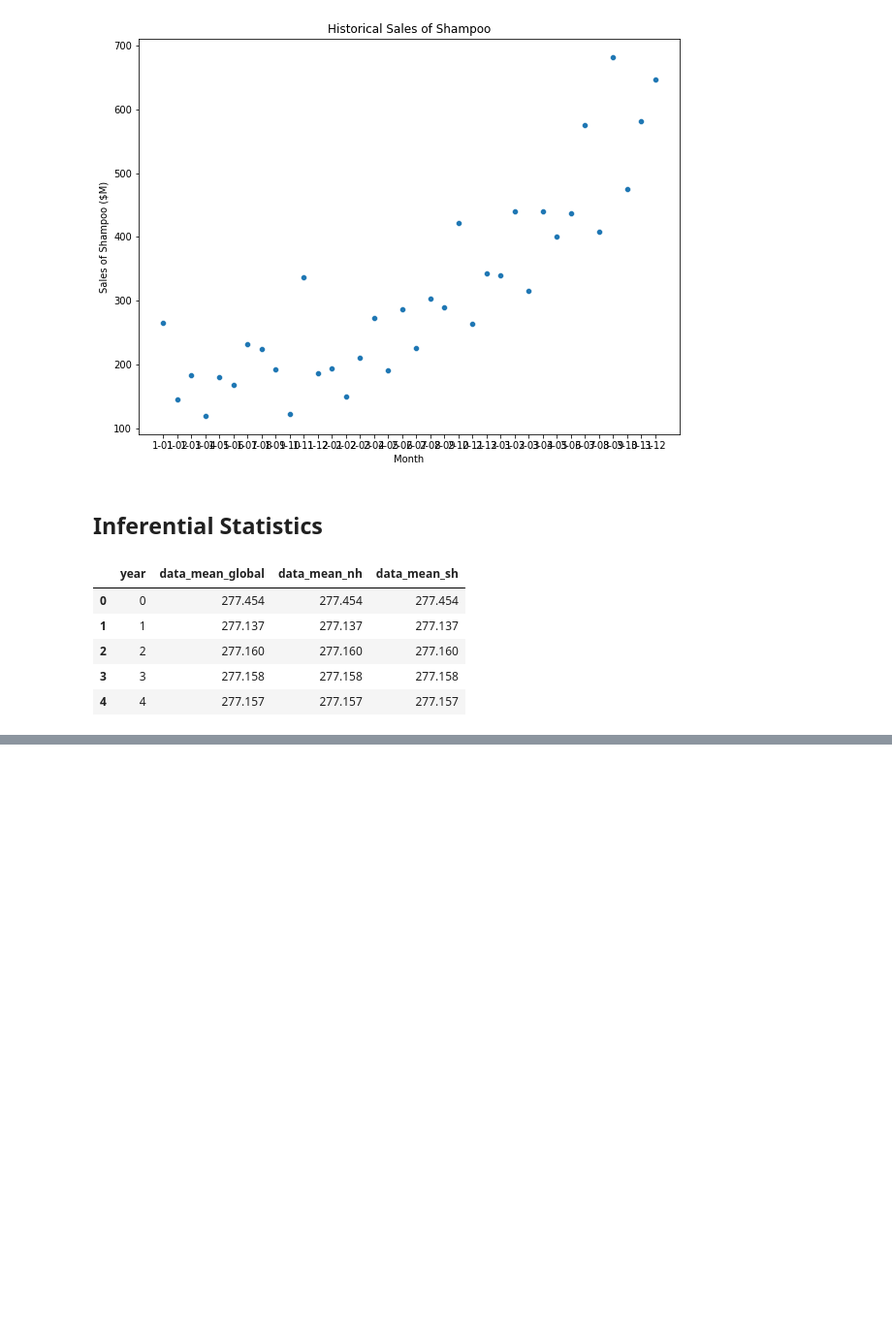
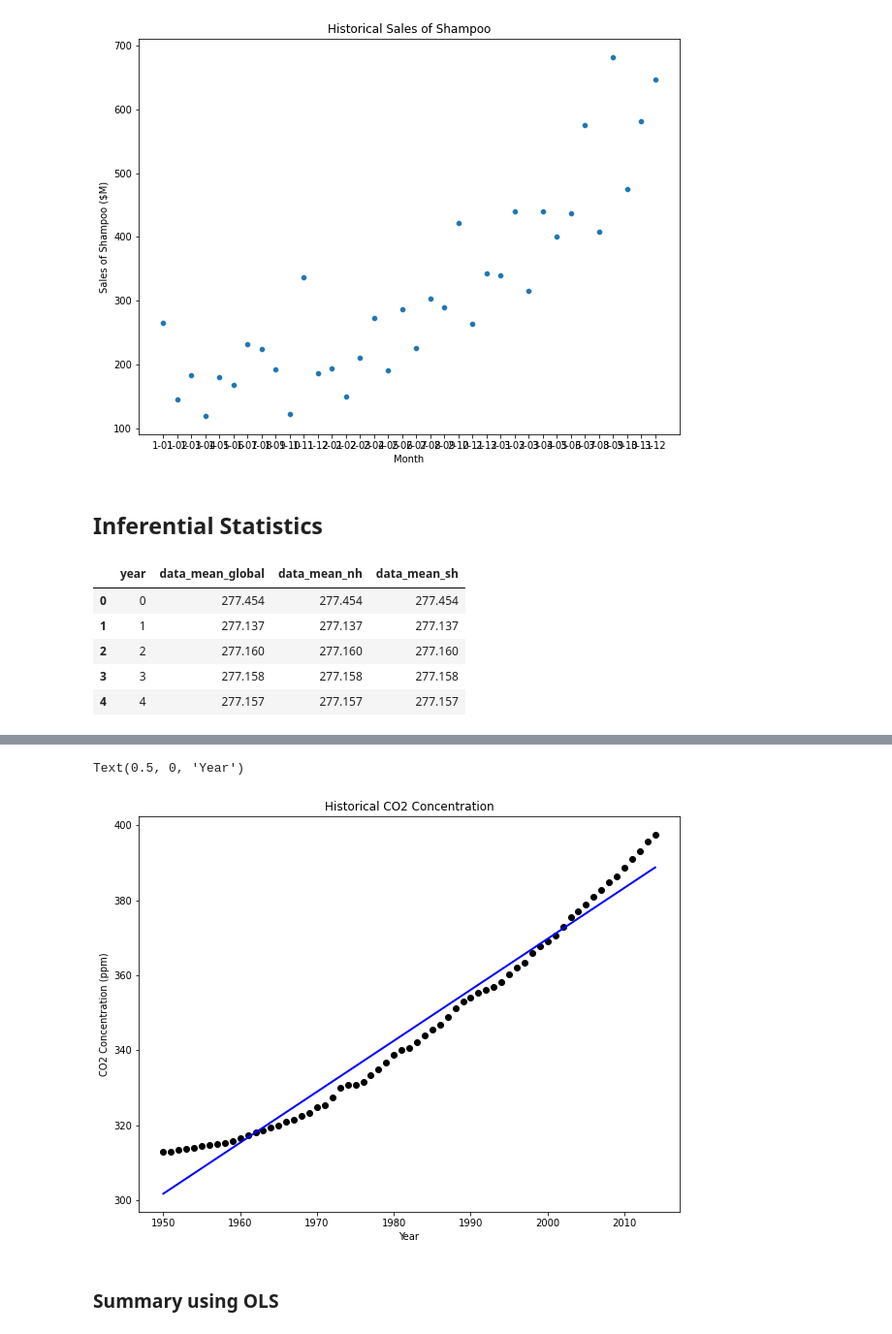
Before and after one commit to thiago2608santana/Analise_Series_Temporais, a Jupyter notebook: Estatistica_Descritiva.ipynb, the cells around one changed output, grey strips where cells are left out. Shown at 97% size. Drawn from its saved outputs; the diff is of its cells as text; code cells hidden in the pictures; blank space fills up the shorter version.

```diff
--- a/Estatistica_Descritiva.ipynb
+++ b/Estatistica_Descritiva.ipynb
@@ -88,0 +104,2 @@ co2_data.head()
+# %%
+reg = LinearRegression()
@@ -88,0 +116,16 @@ co2_data.head()
+# %%
+X = co2_data['year'].values[1950:]
+y = co2_data['data_mean_global'].values[1950:]
+# %%
+predictions = reg.predict(X.reshape(-1, 1))
+# %%
+plt.scatter(X, y, c = 'black')
+plt.plot(X, predictions, c = 'blue', linewidth = 2)
+plt.title('Historical CO2 Concentration')
+plt.ylabel('CO2 Concentration (ppm)')
+plt.xlabel('Year')
+# %% [output]
+Text(0.5, 0, 'Year')
+[figure, added]
+# %% [markdown]
+### Summary using OLS
```
Also changed, not shown: parts of 15 cells of this notebook.
